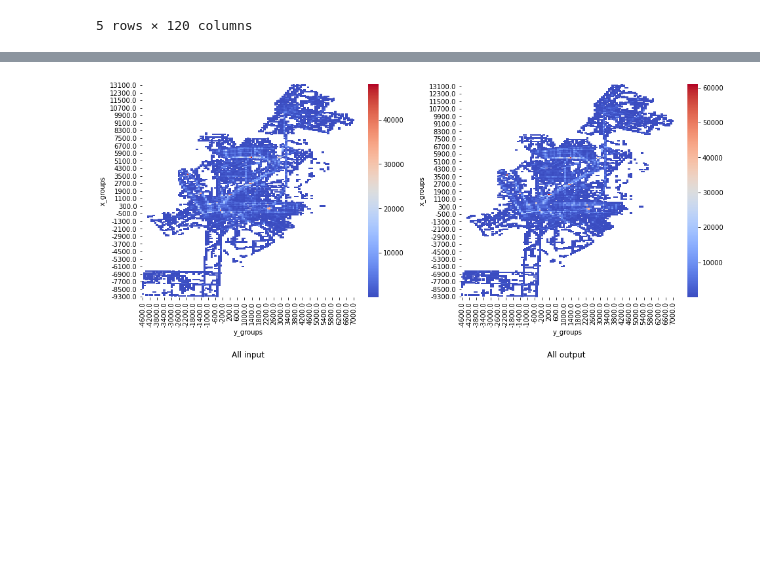
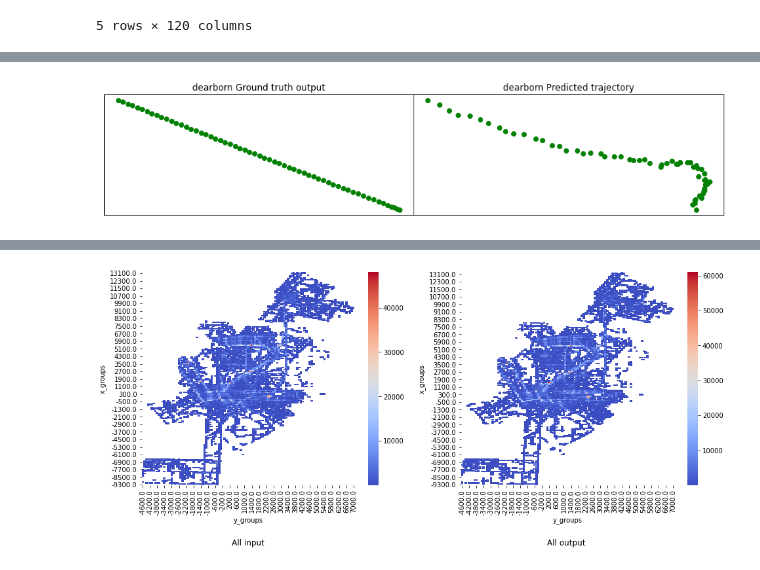
Before and after one commit to zaxiang/Autonomous-vehicle-motion-forecasting, a Jupyter notebook: Load_Argo2_Public.ipynb, the cells around one changed output, grey strips where cells are left out. Cells and saved outputs as stored; diff of their text form; code cells hidden in the pictures; blank space fills up the shorter version.

```diff
--- a/Load_Argo2_Public.ipynb
+++ b/Load_Argo2_Public.ipynb
@@ -363,0 +434,4 @@ for city in cities:
+# %%
+plot_truth_prediction('dearborn')
+# %% [output]
+[figure, added]
```
Also changed, not shown: parts of 68 cells of this notebook, 2 other files.
